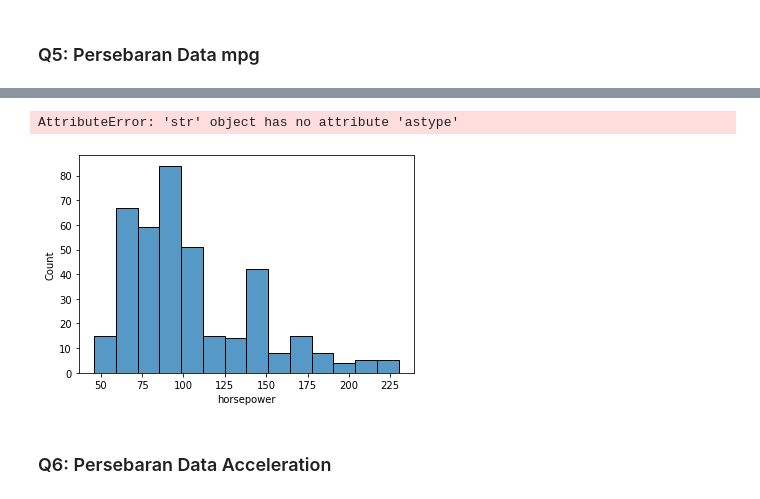
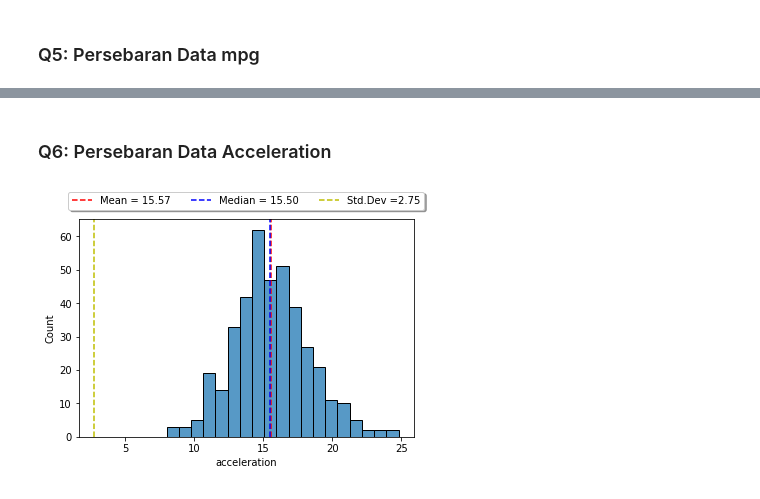
Before and after one commit to UvoChrollo/Pythonista, a Jupyter notebook: Notebook/Machine Learning/Linear Regression - MPG Dataset.ipynb, the cells around one changed output, grey strips where cells are left out. Cells and saved outputs as stored; diff of their text form; code cells hidden in the pictures.

```diff
--- a/Notebook/Machine Learning/Linear Regression - MPG Dataset.ipynb
+++ b/Notebook/Machine Learning/Linear Regression - MPG Dataset.ipynb
@@ -199,7 +199,7 @@ ax = sns.histplot(x='horsepower',data=df_mpg)
-# %%
-stat_hist_desc(column='horsepower',data=df_mpg)
-# %% [output]
-AttributeError: 'str' object has no attribute 'astype'
-[figure, removed]
 # %% [markdown]
 ### Q6: Persebaran Data Acceleration
+# %%
+stat_hist_desc(column=df_mpg['acceleration'],
+               data=df_mpg)
+# %% [output]
+[figure, added]
```
Also changed, not shown: parts of 14 cells of this notebook.
